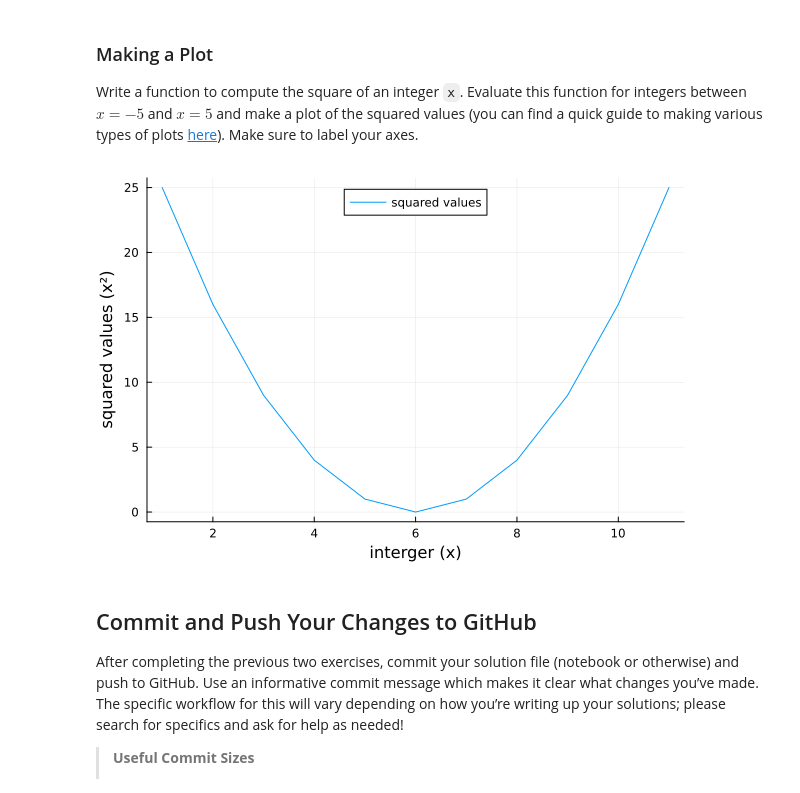
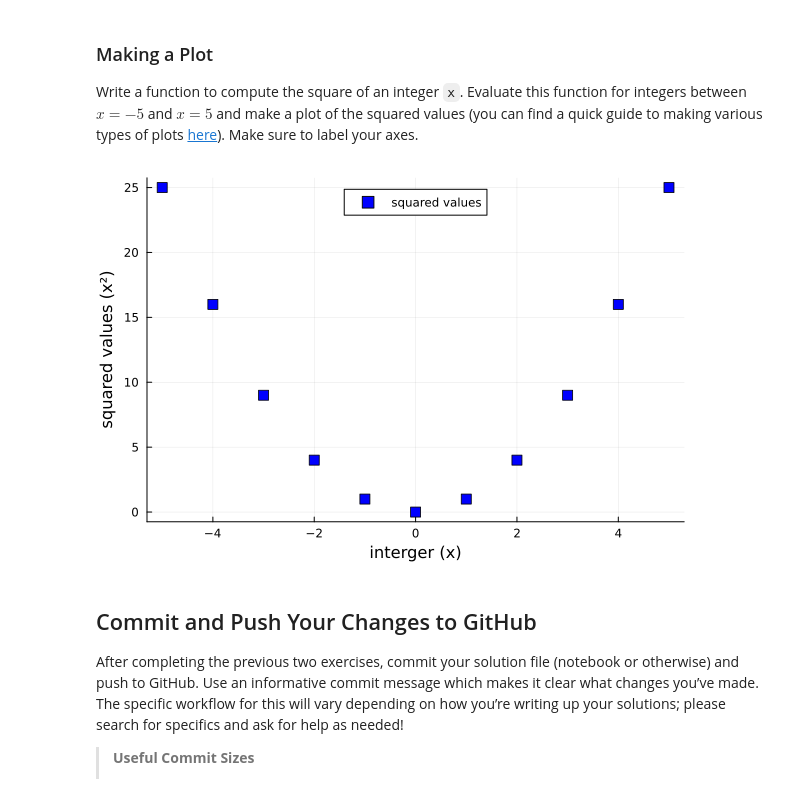
Before and after one commit to BEE4750-FA24/lab-1-En-Lo, a Jupyter notebook: lab01.ipynb, the cells around one changed output. Drawn from its saved outputs; the diff is of its cells as text; code cells hidden in the pictures.

```diff
--- a/lab01.ipynb
+++ b/lab01.ipynb
@@ -277,17 +261,19 @@ Make sure to label your axes.
 # %%
 # insert your code here
 function square(x)
     a = x^2
     return a
 end
 
+x = [i for i in -5:1:5]
 y = [square(i) for i in -5:1:5]
 
-plot(y, label="squared values", legend=:top)
+scatter(x, y, markercolor=:blue, markershape=:square, markersize=5,
+        label="squared values", legend=:top)
 xlabel!("interger (x)")
 ylabel!("squared values (x²)")
 # %% [output]
-[figure, old version]
+[figure, new version]
 # %% [markdown]
 ## Commit and Push Your Changes to GitHub
 
```
Also changed, not shown: parts of 1 cell of this notebook.
